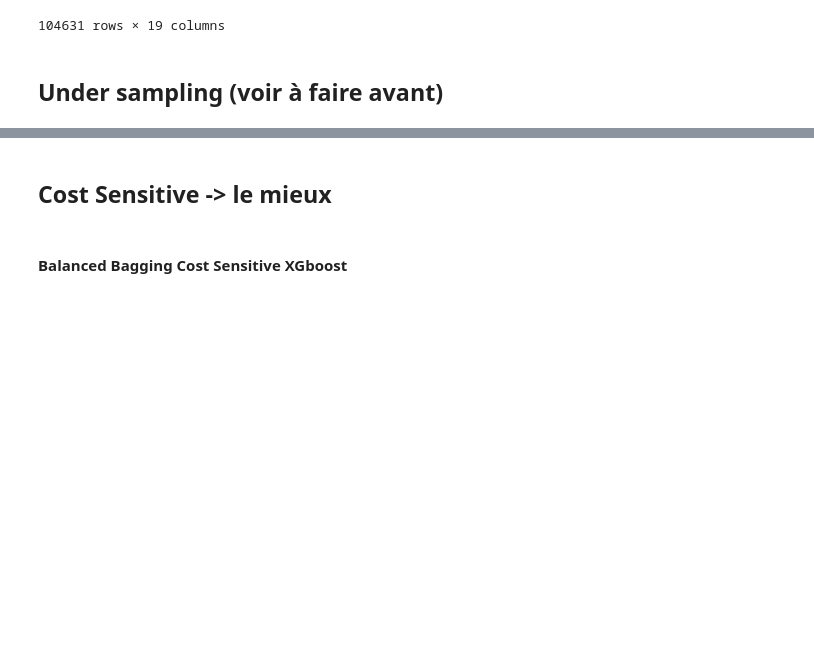
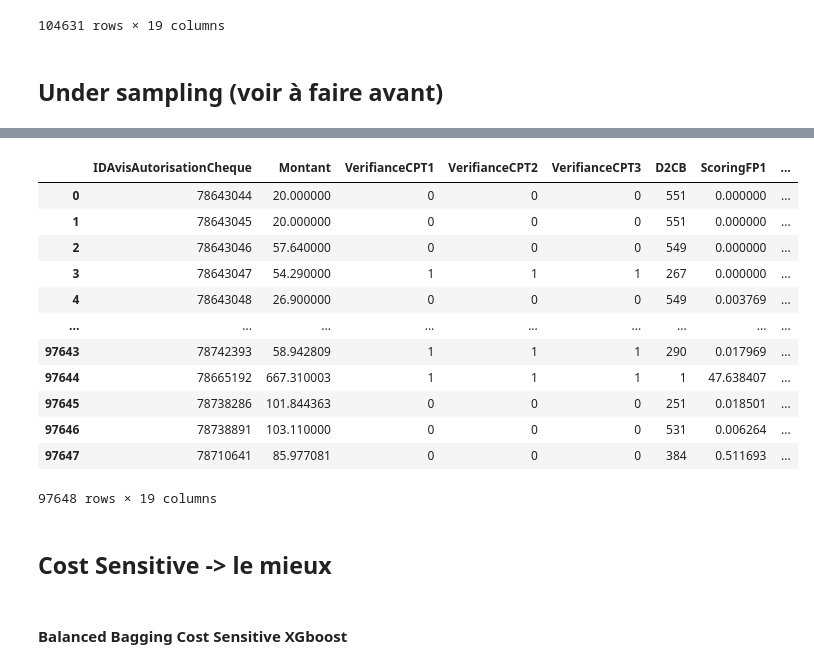
Before and after one commit to adcastex/fouille_de_donnees, a Jupyter notebook: test_under_over.ipynb, the cells around one changed output, grey strips where cells are left out. Drawn from its saved outputs; the diff is of its cells as text; code cells hidden in the pictures; blank space fills up the shorter version.

```diff
--- a/test_under_over.ipynb
+++ b/test_under_over.ipynb
@@ -187,3 +208,22 @@ from imblearn.under_sampling import TomekLinks
+# %%
+from imblearn.combine import SMOTEENN
+sme = SMOTEENN(random_state=42, sampling_strategy= 0.01)
+X_res, y_res = sme.fit_resample(donnees, y)
+X_res
+# %% [output]
+|  | IDAvisAutorisationCheque | Montant | VerifianceCPT1 | VerifianceCPT2 | VerifianceCPT3 | D2CB | ScoringFP1 | ... |
+| 0 | 78643044 | 20.000000 | 0 | 0 | 0 | 551 | 0.000000 | ... |
+| 1 | 78643045 | 20.000000 | 0 | 0 | 0 | 551 | 0.000000 | ... |
+| 2 | 78643046 | 57.640000 | 0 | 0 | 0 | 549 | 0.000000 | ... |
+| 3 | 78643047 | 54.290000 | 1 | 1 | 1 | 267 | 0.000000 | ... |
+| 4 | 78643048 | 26.900000 | 0 | 0 | 0 | 549 | 0.003769 | ... |
+| ... | ... | ... | ... | ... | ... | ... | ... | ... |
+| 97643 | 78742393 | 58.942809 | 1 | 1 | 1 | 290 | 0.017969 | ... |
+| 97644 | 78665192 | 667.310003 | 1 | 1 | 1 | 1 | 47.638407 | ... |
+| 97645 | 78738286 | 101.844363 | 0 | 0 | 0 | 251 | 0.018501 | ... |
+| 97646 | 78738891 | 103.110000 | 0 | 0 | 0 | 531 | 0.006264 | ... |
+| 97647 | 78710641 | 85.977081 | 0 | 0 | 0 | 384 | 0.511693 | ... |
+97648 rows × 19 columns
 # %% [markdown]
 ## Cost Sensitive -> le mieux
 # %% [markdown]
```
Also changed, not shown: parts of 5 cells of this notebook, 1 other file.
